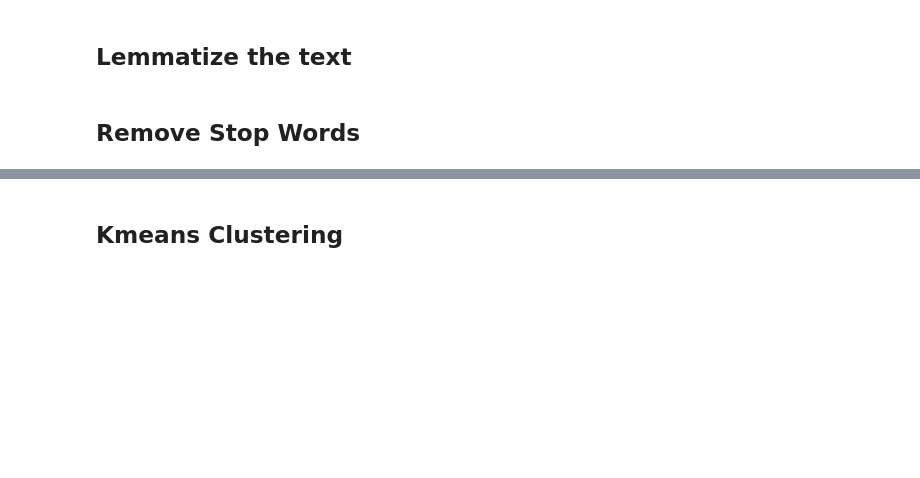
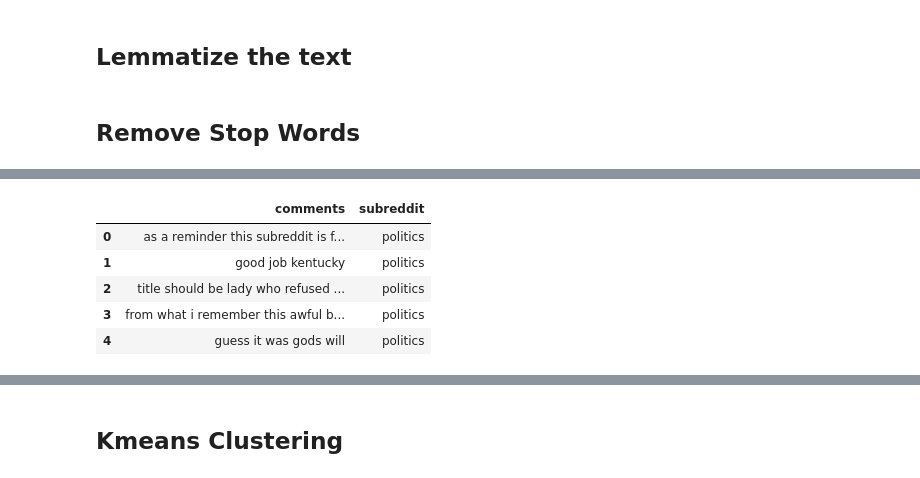
Before and after one commit to zdwhite/Thinkful-Unit-4, a Jupyter notebook: NLP_capstone_Data_Pipeline.ipynb, the cells around one changed output, grey strips where cells are left out. Drawn from its saved outputs; the diff is of its cells as text; code cells hidden in the pictures; blank space fills up the shorter version.

```diff
--- a/NLP_capstone_Data_Pipeline.ipynb
+++ b/NLP_capstone_Data_Pipeline.ipynb
@@ -371,0 +468,2 @@ Name: comments, dtype: object
+# %%
+df = pd.read_csv('reddit_comments_cleaned.csv')
@@ -371,0 +485,2 @@ Name: comments, dtype: object
+# %%
+df = df[df['comments'].isnull()== False]
@@ -393,0 +538,9 @@ vocab = model.wv.vocab.keys()
+# %%
+df.head()
+# %% [output]
+|  | comments | subreddit |
+| 0 | as a reminder this subreddit is f... | politics |
+| 1 | good job kentucky | politics |
+| 2 | title should be lady who refused ... | politics |
+| 3 | from what i remember this awful b... | politics |
+| 4 | guess it was gods will | politics |
```
Also changed, not shown: parts of 64 cells of this notebook.
